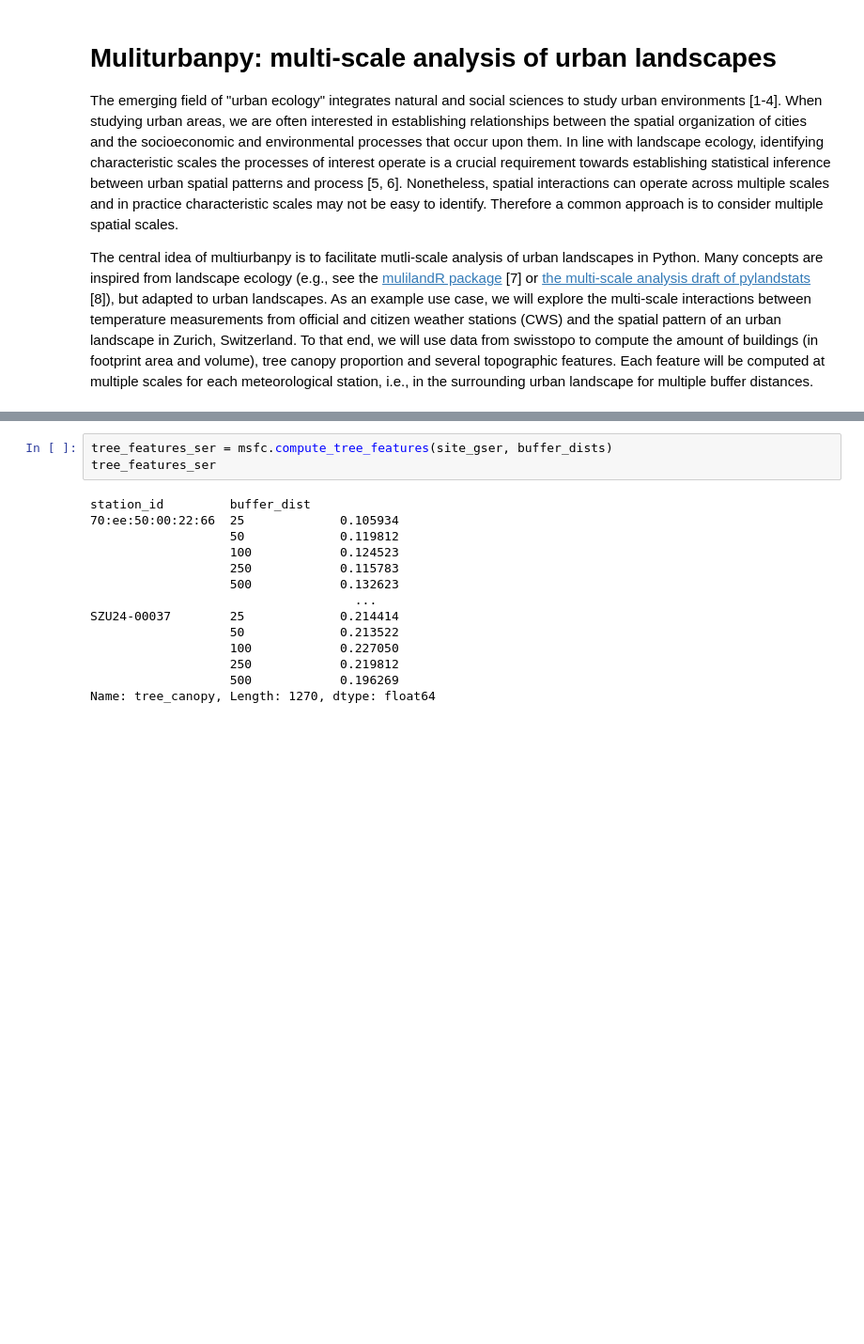
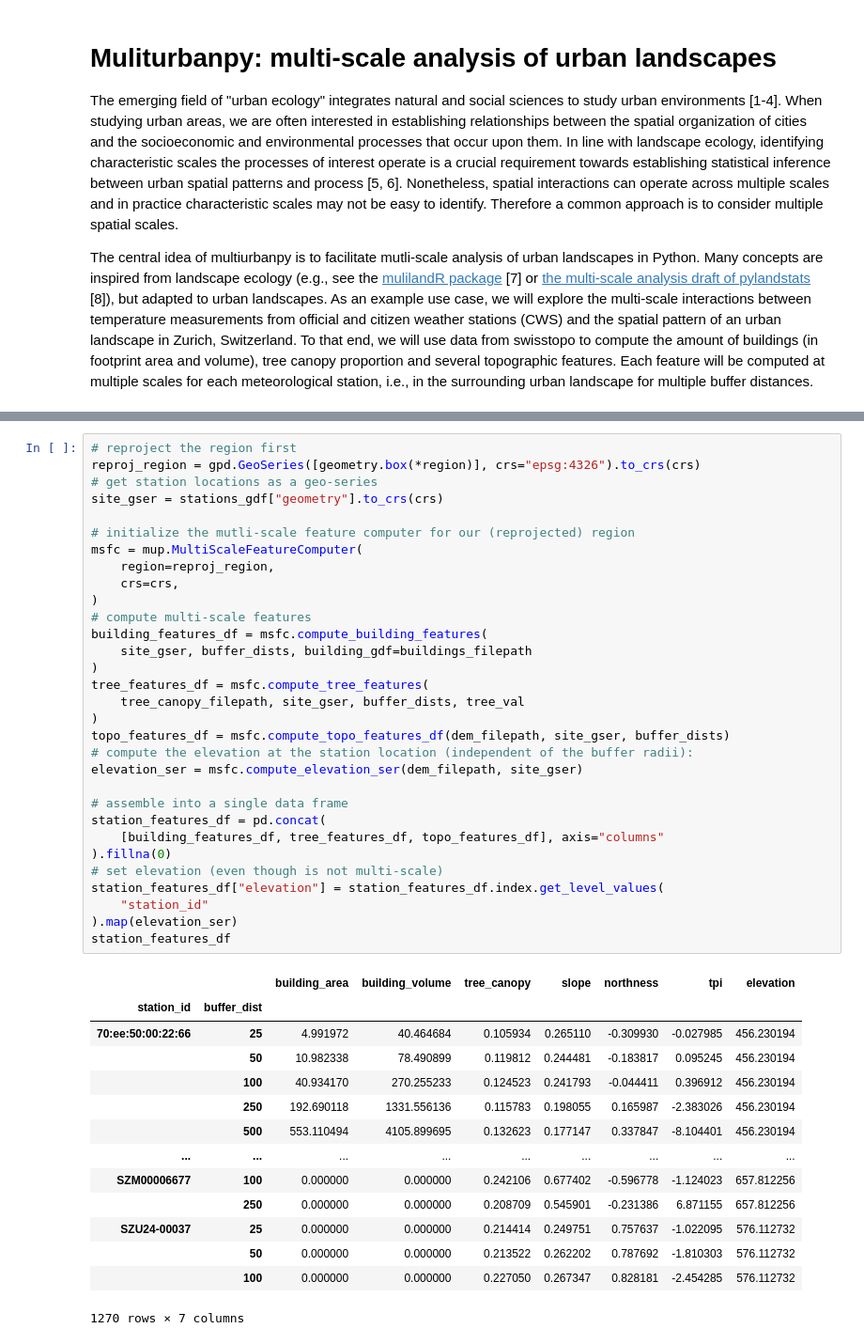
Before and after one commit to martibosch/multiurbanpy, a Jupyter notebook: docs/example.ipynb, the cells around one changed output, grey strips where cells are left out. Shown: that part at 94% size. Cells and saved outputs as stored; diff of their text form; blank space fills up the shorter version.

```diff
--- a/docs/example.ipynb
+++ b/docs/example.ipynb
@@ -156,17 +167,46 @@ bldg_features_df
 # %%
-tree_features_ser = msfc.compute_tree_features(site_gser, buffer_dists)
-tree_features_ser
+# reproject the region first
+reproj_region = gpd.GeoSeries([geometry.box(*region)], crs="epsg:4326").to_crs(crs)
+# get station locations as a geo-series
+site_gser = stations_gdf["geometry"].to_crs(crs)
+
+# initialize the mutli-scale feature computer for our (reprojected) region
+msfc = mup.MultiScaleFeatureComputer(
+    region=reproj_region,
+    crs=crs,
+)
+# compute multi-scale features
+building_features_df = msfc.compute_building_features(
+    site_gser, buffer_dists, building_gdf=buildings_filepath
+)
+tree_features_df = msfc.compute_tree_features(
+    tree_canopy_filepath, site_gser, buffer_dists, tree_val
+)
+topo_features_df = msfc.compute_topo_features_df(dem_filepath, site_gser, buffer_dists)
+# compute the elevation at the station location (independent of the buffer radii):
+elevation_ser = msfc.compute_elevation_ser(dem_filepath, site_gser)
+
+# assemble into a single data frame
+station_features_df = pd.concat(
+    [building_features_df, tree_features_df, topo_features_df], axis="columns"
+).fillna(0)
+# set elevation (even though is not multi-scale)
+station_features_df["elevation"] = station_features_df.index.get_level_values(
+    "station_id"
+).map(elevation_ser)
+station_features_df
 # %% [output]
+|  |  | building_area | building_volume | tree_canopy | slope | northness | tpi | elevation |
+| station_id | buffer_dist |  |  |  |  |  |  |  |
+| 70:ee:50:00:22:66 | 25 | 4.991972 | 40.464684 | 0.105934 | 0.265110 | -0.309930 | -0.027985 | 456.230194 |
+|  | 50 | 10.982338 | 78.490899 | 0.119812 | 0.244481 | -0.183817 | 0.095245 | 456.230194 |
+|  | 100 | 40.934170 | 270.255233 | 0.124523 | 0.241793 | -0.044411 | 0.396912 | 456.230194 |
+|  | 250 | 192.690118 | 1331.556136 | 0.115783 | 0.198055 | 0.165987 | -2.383026 | 456.230194 |
+|  | 500 | 553.110494 | 4105.899695 | 0.132623 | 0.177147 | 0.337847 | -8.104401 | 456.230194 |
+| ... | ... | ... | ... | ... | ... | ... | ... | ... |
+| SZM00006677 | 100 | 0.000000 | 0.000000 | 0.242106 | 0.677402 | -0.596778 | -1.124023 | 657.812256 |
+|  | 250 | 0.000000 | 0.000000 | 0.208709 | 0.545901 | -0.231386 | 6.871155 | 657.812256 |
+| SZU24-00037 | 25 | 0.000000 | 0.000000 | 0.214414 | 0.249751 | 0.757637 | -1.022095 | 576.112732 |
+|  | 50 | 0.000000 | 0.000000 | 0.213522 | 0.262202 | 0.787692 | -1.810303 | 576.112732 |
+|  | 100 | 0.000000 | 0.000000 | 0.227050 | 0.267347 | 0.828181 | -2.454285 | 576.112732 |
-station_id         buffer_dist
-70:ee:50:00:22:66  25             0.105934
-                   50             0.119812
-                   100            0.124523
-                   250            0.115783
-                   500            0.132623
-                                    ...
-SZU24-00037        25             0.214414
-                   50             0.213522
-                   100            0.227050
-                   250            0.219812
-                   500            0.196269
-Name: tree_canopy, Length: 1270, dtype: float64
+1270 rows × 7 columns
```
Also changed, not shown: parts of 52 cells of this notebook, 9 other files.
